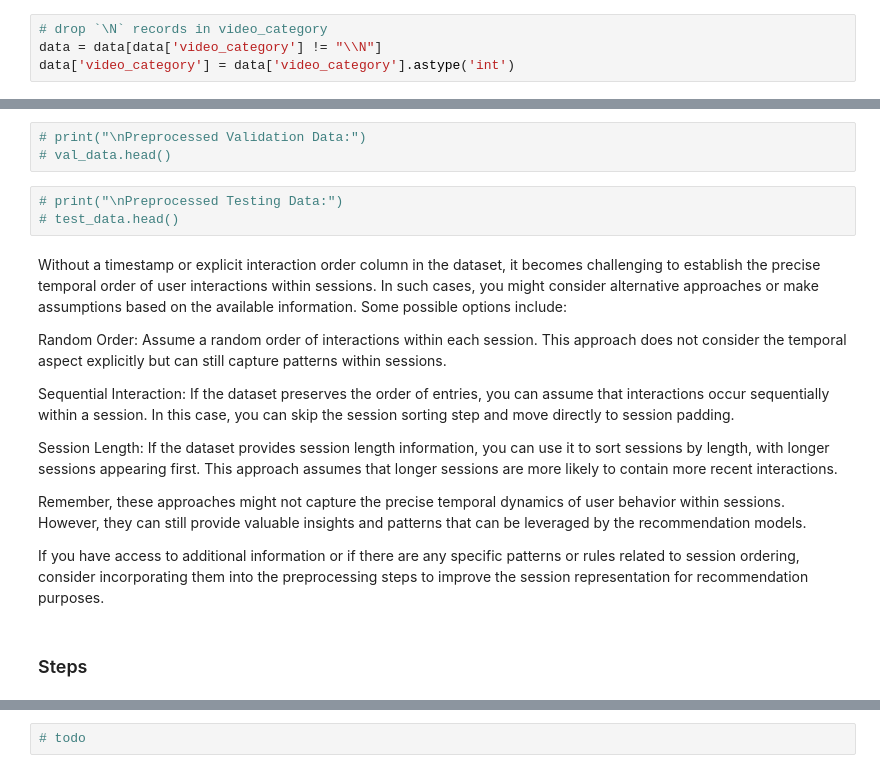
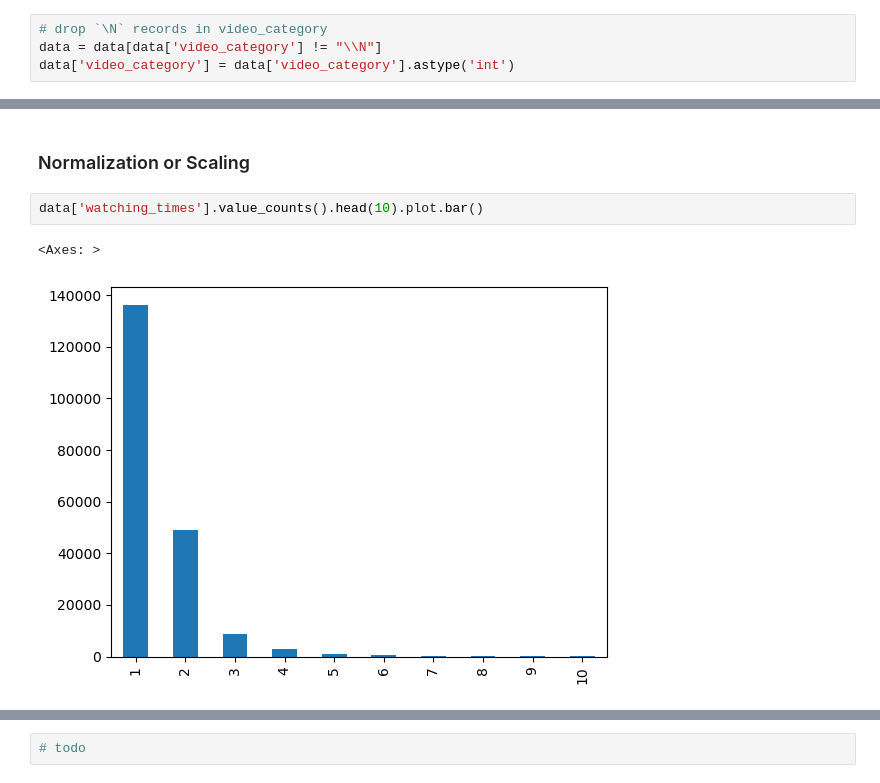
Before and after one commit to YaraElzahy/Tenrec-Session-Base-Recommendation-System, a Jupyter notebook: project.ipynb, the cells around one changed output, grey strips where cells are left out. Cells and saved outputs as stored; diff of their text form.

Commit message:
enhance preprocessing

```diff
--- a/project.ipynb
+++ b/project.ipynb
@@ -290,20 +227,7 @@ df_encoded['watching_times'] = normalize_column(df_encoded['watching_times'])
-# %%
-# print("\nPreprocessed Validation Data:")
-# val_data.head()
-# %%
-# print("\nPreprocessed Testing Data:")
-# test_data.head()
-# %% [markdown]
-Without a timestamp or explicit interaction order column in the dataset, it becomes challenging to establish the precise temporal order of user interactions within sessions. In such cases, you might consider alternative approaches or make assumptions based on the available information. Some possible options include:
-
-Random Order: Assume a random order of interactions within each session. This approach does not consider the temporal aspect explicitly but can still capture patterns within sessions.
-
-Sequential Interaction: If the dataset preserves the order of entries, you can assume that interactions occur sequentially within a session. In this case, you can skip the session sorting step and move directly to session padding.
-
-Session Length: If the dataset provides session length information, you can use it to sort sessions by length, with longer sessions appearing first. This approach assumes that longer sessions are more likely to contain more recent interactions.
-
-Remember, these approaches might not capture the precise temporal dynamics of user behavior within sessions. However, they can still provide valuable insights and patterns that can be leveraged by the recommendation models.
-
-If you have access to additional information or if there are any specific patterns or rules related to session ordering, consider incorporating them into the preprocessing steps to improve the session representation for recommendation purposes.
-# %% [markdown]
-### Steps
+# %% [markdown]
+### Normalization or Scaling
+# %%
+data['watching_times'].value_counts().head(10).plot.bar()
+# %% [output]
+<Axes: >
+[figure, added]
```
Also changed, not shown: parts of 128 cells of this notebook, 1 other file.
